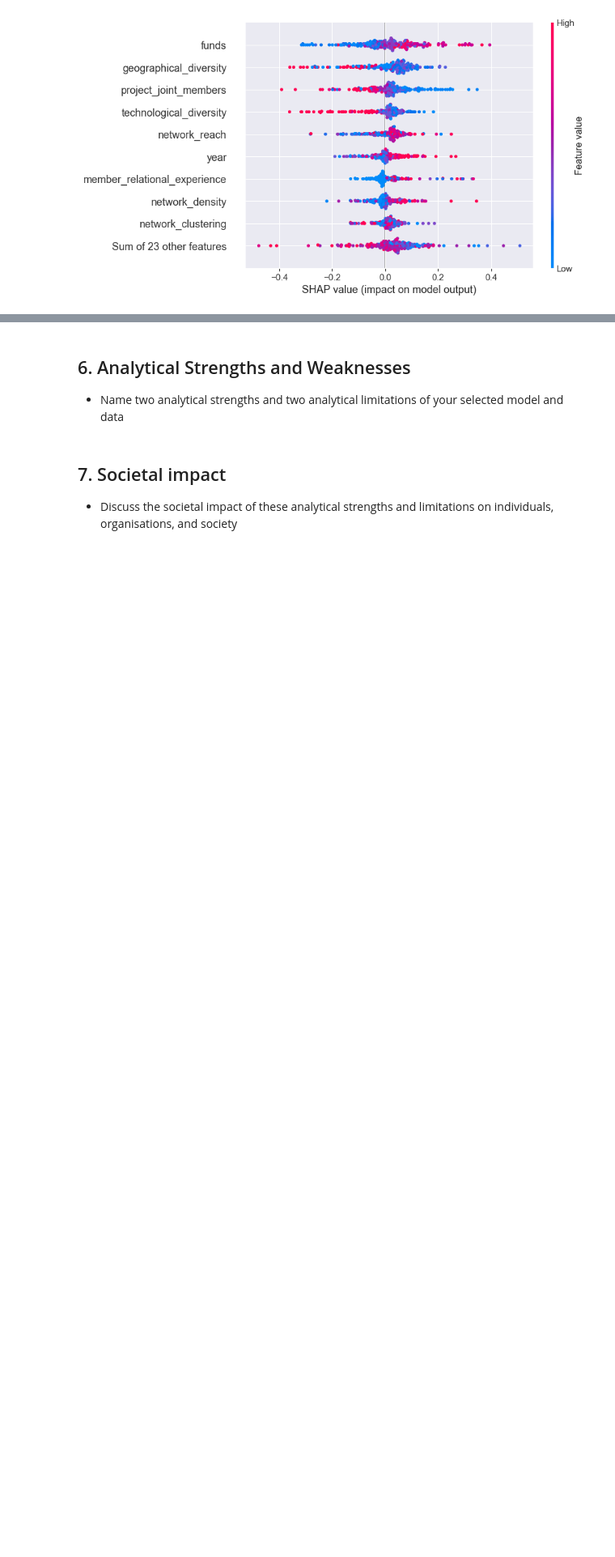
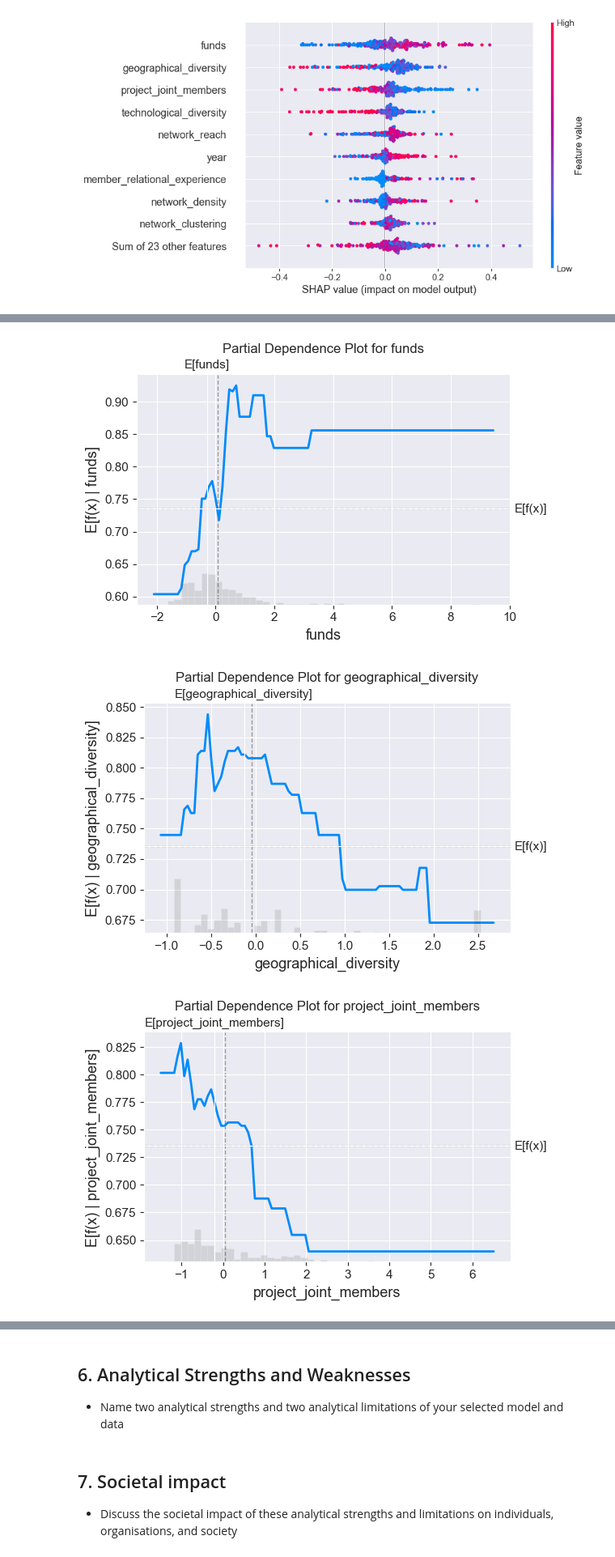
Before and after one commit to jmonbris/TPM034A_mini_project, a Jupyter notebook: Mini-project 2 - R&D Innovation.ipynb, the cells around one changed output, grey strips where cells are left out. Shown at 81% size. Cells and saved outputs as stored; diff of their text form; code cells hidden in the pictures; blank space fills up the shorter version.

```diff
--- a/Mini-project 2 - R&D Innovation.ipynb
+++ b/Mini-project 2 - R&D Innovation.ipynb
@@ -505,0 +531,27 @@ shap.plots.beeswarm(shap_values_rf, max_display=10)
+# %%
+# Partial dependence plot
+# List of features for which you want to create partial dependence plots
+features_to_plot = ["funds", "geographical_diversity", "project_joint_members", "technological_diversity", "network_reach"]
+
+# Create separate plots for each feature
+for feature in features_to_plot:
+    fig, ax = plt.subplots(figsize=(6, 4))  # Set the size of each plot
+
+    shap.partial_dependence_plot(
+        feature,
+        best_rf_model.predict,
+        X_train,
+        model_expected_value=True,
+        feature_expected_value=True,
+        show=False,
+        ice=False,
+        ax=ax  # Assign the subplot to draw the plot
+    )
+
+    ax.set_title(f'Partial Dependence Plot for {feature}')
+    plt.tight_layout()
+    plt.show()
+# %% [output]
+[figure, added]
+[figure, added]
+[figure, added]
```
Also changed, not shown: parts of 15 cells of this notebook.
